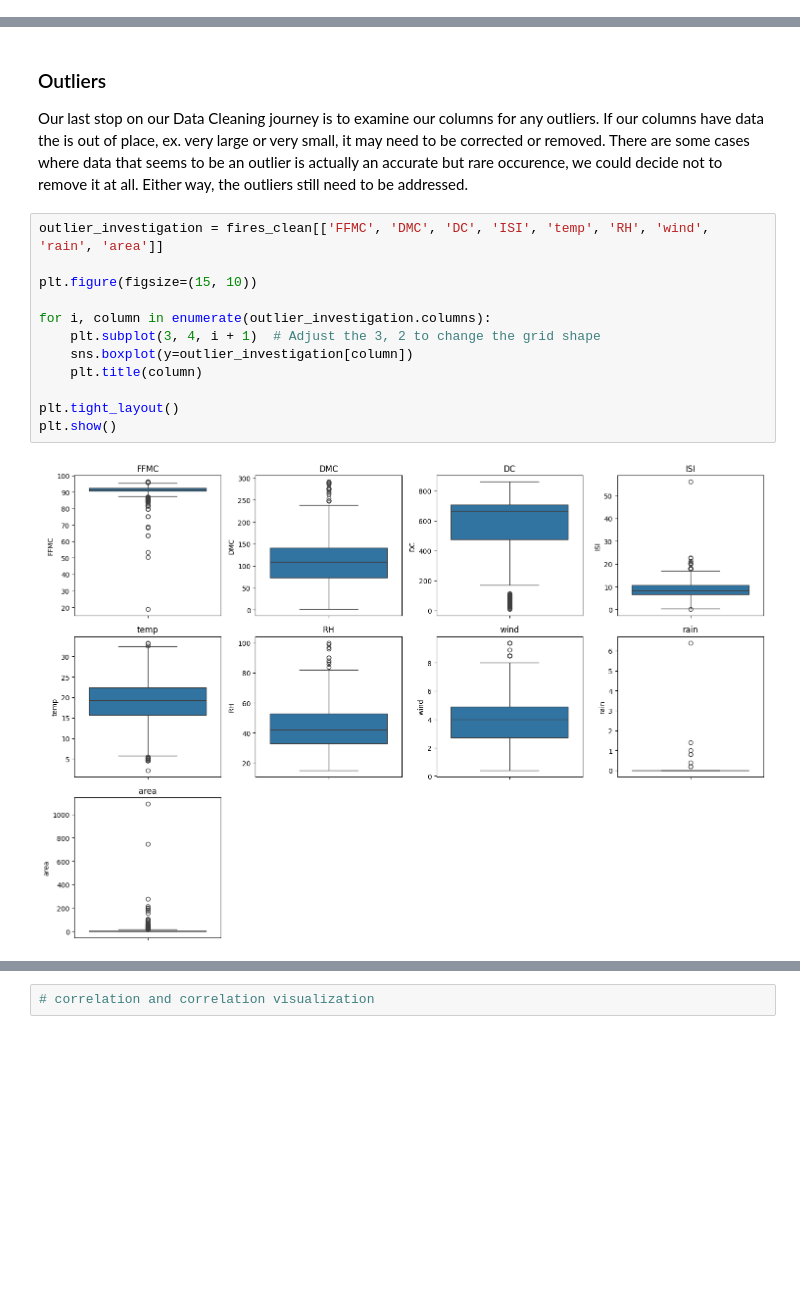
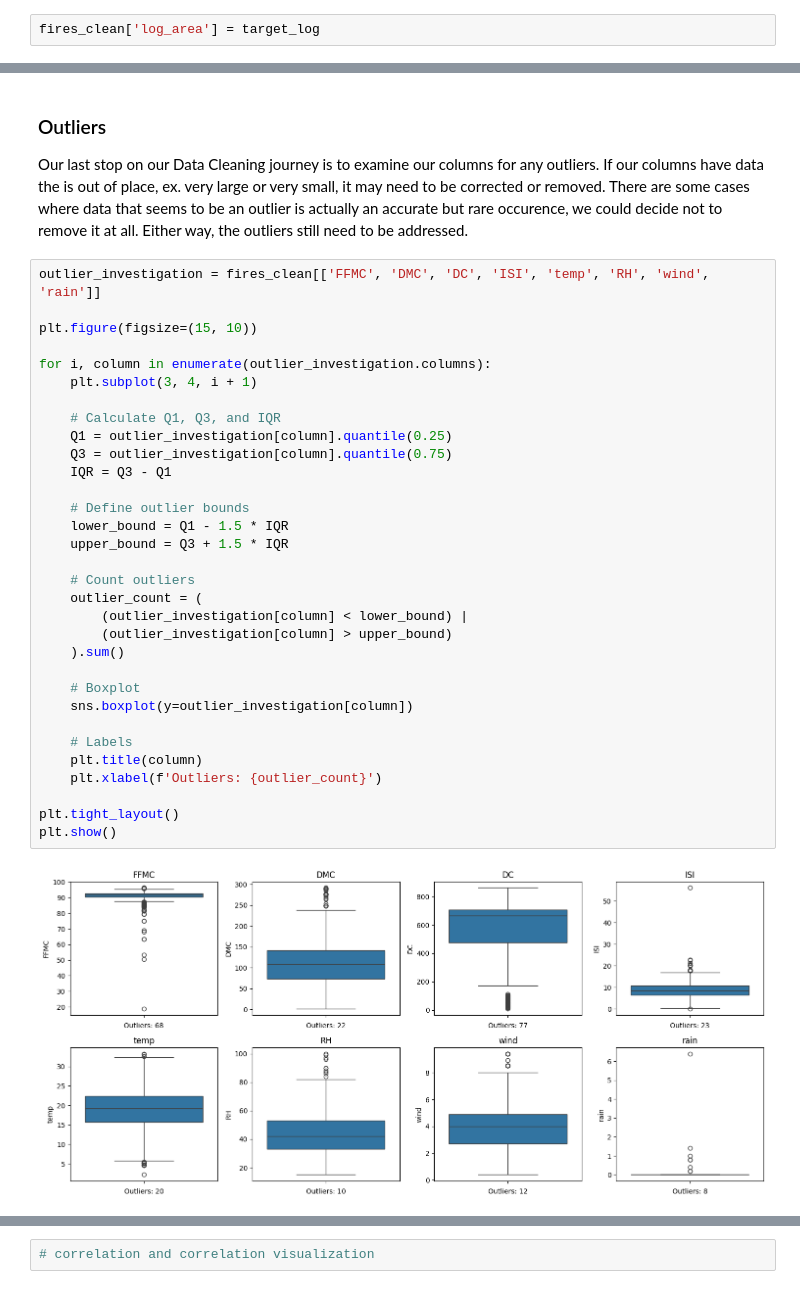
Before and after one commit to GloriannaS/fire-damage-estimation, a Jupyter notebook: Fire Damage Estimation.ipynb, the cells around one changed output, grey strips where cells are left out. Cells and saved outputs as stored; diff of their text form; blank space fills up the shorter version.

```diff
--- a/Fire Damage Estimation.ipynb
+++ b/Fire Damage Estimation.ipynb
@@ -322,0 +323,2 @@ Above, we also printed out a distribution visualization of our target variable p
+# %%
+fires_clean['log_area'] = target_log
@@ -325,16 +347,36 @@ Above, we also printed out a distribution visualization of our target variable p
 
 Our last stop on our Data Cleaning journey is to examine our columns for any outliers. If our columns have data the is out of place, ex. very large or very small, it may need to be corrected or removed. There are some cases where data that seems to be an outlier is actually an accurate but rare occurence, we could decide not to remove it at all. Either way, the outliers still need to be addressed.
 # %%
-outlier_investigation = fires_clean[['FFMC', 'DMC', 'DC', 'ISI', 'temp', 'RH', 'wind', 'rain', 'area']]
+outlier_investigation = fires_clean[['FFMC', 'DMC', 'DC', 'ISI', 'temp', 'RH', 'wind', 'rain']]
 
 plt.figure(figsize=(15, 10))
 
 for i, column in enumerate(outlier_investigation.columns):
-    plt.subplot(3, 4, i + 1)  # Adjust the 3, 2 to change the grid shape
+    plt.subplot(3, 4, i + 1)
+
+    # Calculate Q1, Q3, and IQR
+    Q1 = outlier_investigation[column].quantile(0.25)
+    Q3 = outlier_investigation[column].quantile(0.75)
+    IQR = Q3 - Q1
+
+    # Define outlier bounds
+    lower_bound = Q1 - 1.5 * IQR
+    upper_bound = Q3 + 1.5 * IQR
+
+    # Count outliers
+    outlier_count = (
+        (outlier_investigation[column] < lower_bound) |
+        (outlier_investigation[column] > upper_bound)
+    ).sum()
+
+    # Boxplot
     sns.boxplot(y=outlier_investigation[column])
+
+    # Labels
     plt.title(column)
+    plt.xlabel(f'Outliers: {outlier_count}')
 
 plt.tight_layout()
 plt.show()
 # %% [output]
-[figure, old version]
+[figure, new version]
```
Also changed, not shown: parts of 9 cells of this notebook.
